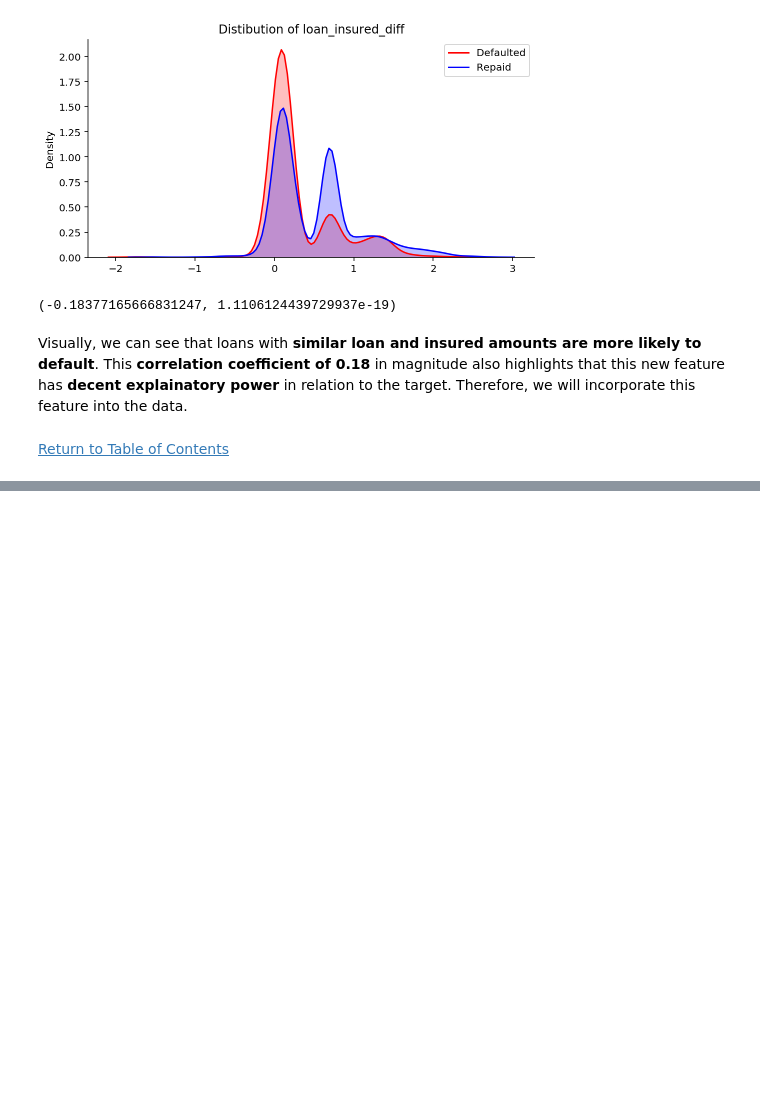
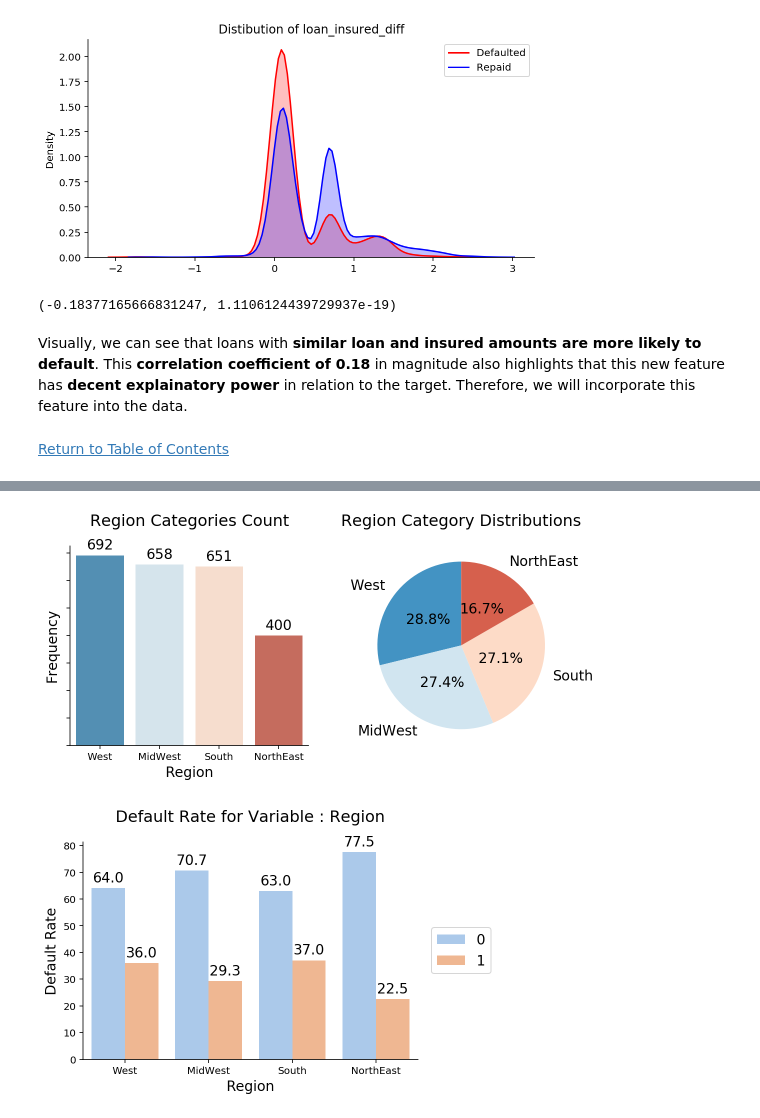
Before and after one commit to Joshuayeo95/Loan-Defaults, a Jupyter notebook: eda.ipynb, the cells around one changed output, grey strips where cells are left out. Cells and saved outputs as stored; diff of their text form; code cells hidden in the pictures; blank space fills up the shorter version.

```diff
--- a/eda.ipynb
+++ b/eda.ipynb
@@ -514,0 +557,29 @@ Visually, we can see that loans with __similar loan and insured amounts are more
+# %%
+# Assing states to their respective regions using the reference above
+northeast = ['PA','NJ','NY','CT','MA','RI','VT','NH','ME']
+midwest = ['ND','MN','WI','MI','SD','NE','KS','IA','MO','IL','IN','OH']
+west = ['WA','OR','CA','ID','NV','MT','WY','UT','AZ','CO','NM', 'HI', 'AK']
+south = ['TX','OK','AR','LA','MS','TN','KY','AL','GA','FL','SC','NC','VA','WV','MD','DE']
+
+regions = [west,midwest,south,northeast]
+# %%
+def classify_state_region(state, *regions):
+    ''' Function to classify states to their repective regions.'''
+    if state in regions[0]:
+        return 'West'
+    elif state in regions[1]:
+        return 'MidWest'
+    elif state in regions[2]:
+        return 'South'
+    elif state in regions[3]:
+        return 'NorthEast'
+    else:
+        return None
+# %%
+train['region'] = train.state.apply(classify_state_region, args=regions)
+# %%
+plot_order = viz.count_pie_plots(train, 'region', palette='RdBu_r', return_order=True)
+viz.barplot_with_hue(train, var='region', target='default_status', y_label='Default Rate', order=plot_order)
+# %% [output]
+[figure, added]
+[figure, added]
```
Also changed, not shown: parts of 58 cells of this notebook.
